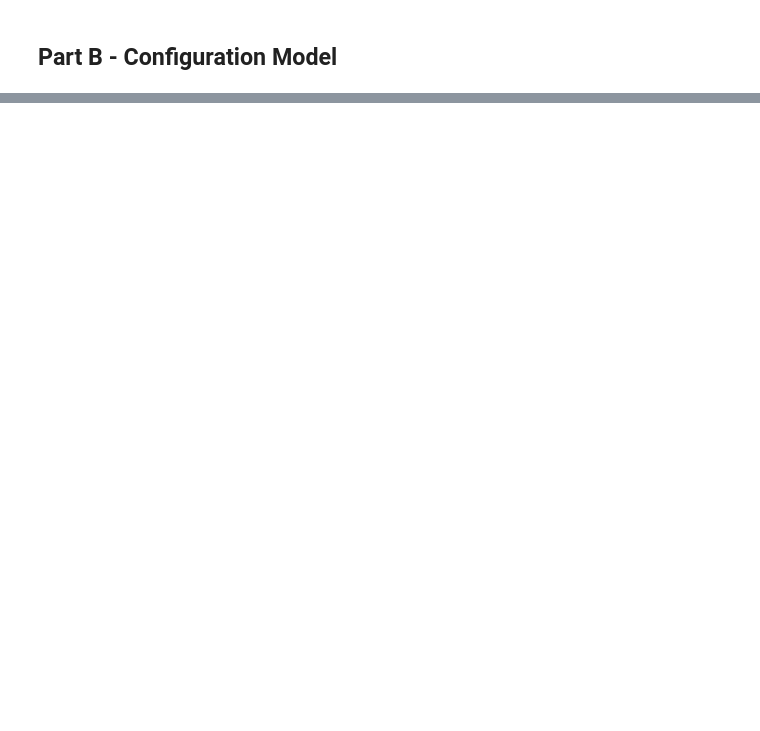
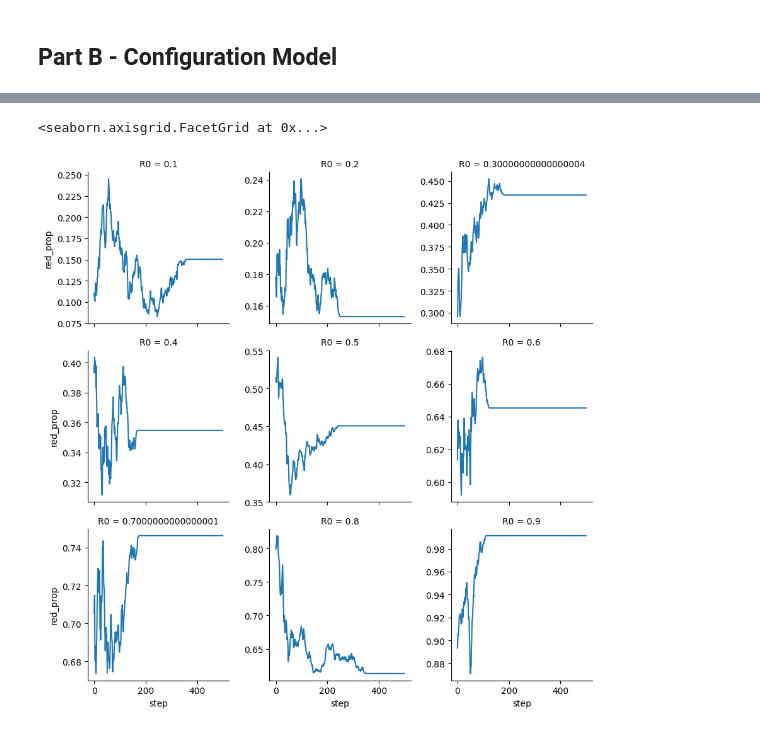
Before and after one commit to exterm/uvm-mocs, a Jupyter notebook: assignment-03/question4_explore.ipynb, the cells around one changed output, grey strips where cells are left out. Saved outputs shown, nothing was run; the diff lists cells and outputs as text; code cells hidden in the pictures; blank space fills up the shorter version.

```diff
--- a/assignment-03/question4_explore.ipynb
+++ b/assignment-03/question4_explore.ipynb
@@ -127,30 +62,29 @@ g.map_dataframe(sns.lineplot, x = "step", y = "red_prop")
 
 def run_network_simulation_config(n_steps, R0, sim_number):
     Gr = nx.read_graphml('data/guava.annotated.graphml')
-    Gr_degree_seq = list(dict(G.degree()).values())
+    Gr_degree_seq = list(dict(Gr.degree()).values())
     Cm = nx.configuration_model(Gr_degree_seq)
     Cm = nx.Graph(Cm)
     Cm.remove_edges_from(nx.selfloop_edges(Cm))
-   # R0 = 0.60 #initial fraction of red nodes
 
     results = []
     #Initial condition using node attributes
-    for node in list(Gr.nodes()): #loop over nodes
+    for node in list(Cm.nodes()): #loop over nodes
         die = random.uniform(0, 1)
         if die<R0:
-            Gr.nodes[node]['state'] = 'red'
+            Cm.nodes[node]['state'] = 'red'
         else:
-            Gr.nodes[node]['state'] = 'blue'
+            Cm.nodes[node]['state'] = 'blue'
 
     # loop over time
     for step in range(n_steps):
-        for node in list(Gr.nodes()): #loop over nodes
+        for node in list(Cm.nodes()): #loop over nodes
             neighbors = []
-            for neighbor in Gr.neighbors(node): #loop over neighbors
-                neighbors.append(Gr.nodes[neighbor]["state"])
+            for neighbor in Cm.neighbors(node): #loop over neighbors
+                neighbors.append(Cm.nodes[neighbor]["state"])
             if len(neighbors) > 0:
-                Gr.nodes[node]["state"] = random.sample(neighbors,1)[0]
-        counts = Counter(list(nx.get_node_attributes(Gr, "state").values()))
+                Cm.nodes[node]["state"] = random.sample(neighbors,1)[0]
+        counts = Counter(list(nx.get_node_attributes(Cm, "state").values()))
         results.append({"sim_number": sim_number, "R0": R0, "step": step, "counts": counts})
 
     results_df = pd.DataFrame.from_dict(results)
@@ -192,0 +94,13 @@ def run_network_simulation_config(n_steps, R0, sim_number):
+# %%
+runs_nc = [run_network_simulation_config(500, R0, n) for R0, n in combos]
+
+runs_pd_nc = pd.concat(runs_nc)
+
+runs_pd_nc["red_prop"] = runs_pd_nc["red"]/(runs_pd_nc["blue"] + runs_pd_nc["red"])
+runs_pd_nc_agg = runs_pd_nc.groupby(["step", "R0"]).agg({"red_prop": "mean"}).reset_index()
+# %%
+g2 = sns.FacetGrid(runs_pd_nc_agg, col="R0", col_wrap = 3, sharey=False)
+g2.map_dataframe(sns.lineplot, x = "step", y = "red_prop")
+# %% [output]
+<seaborn.axisgrid.FacetGrid at 0x...>
+[figure, added]
```
Also changed, not shown: parts of 11 cells of this notebook.
